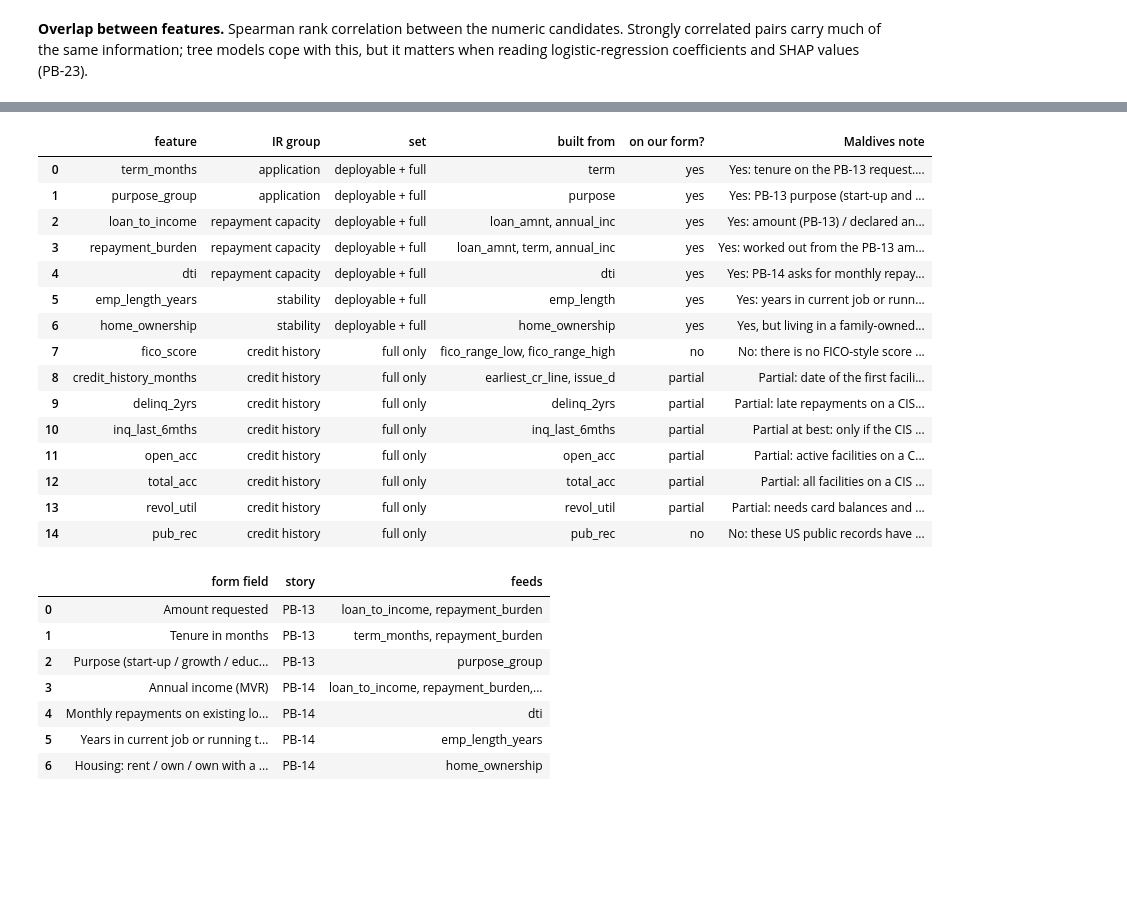
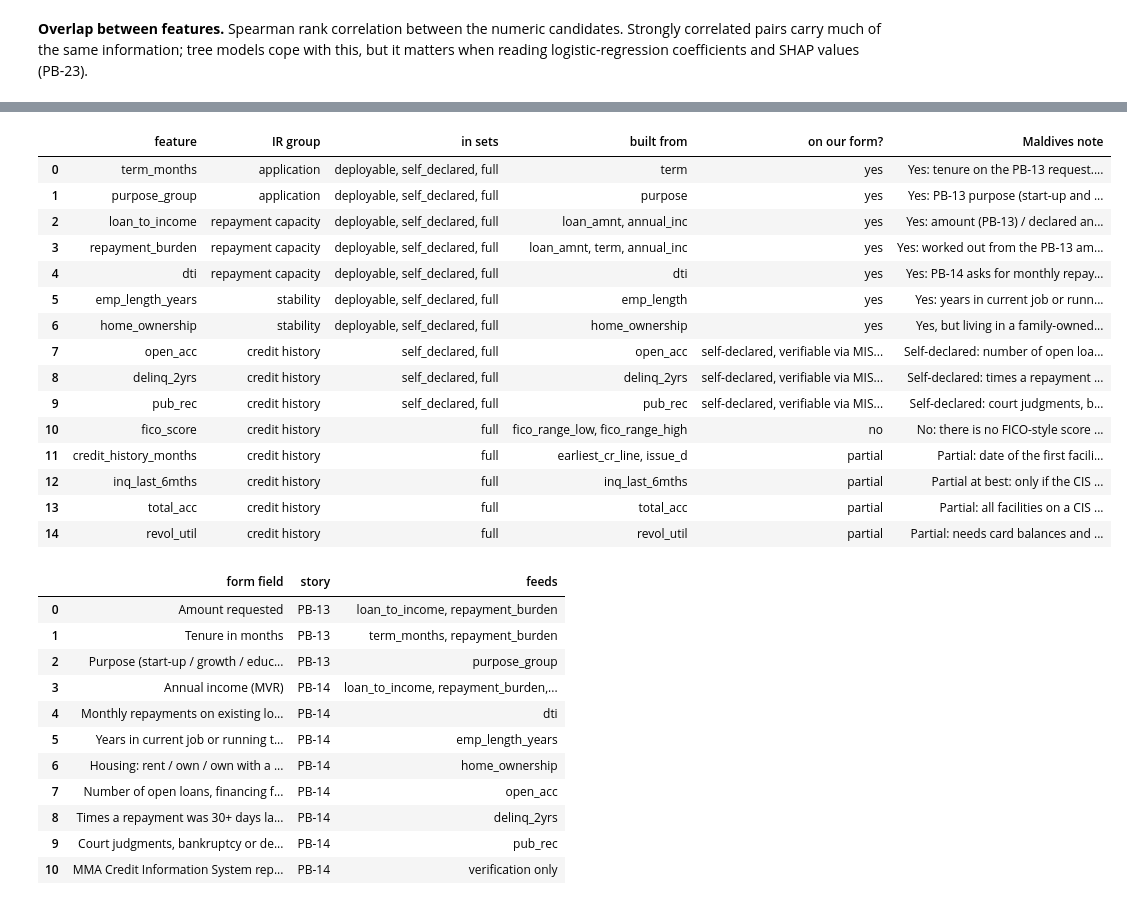
Before and after one commit to AhmedAnaan03/shariah-p2p-platform, a Jupyter notebook: risk-service/notebooks/PB-12-eda.ipynb, the cells around one changed output, grey strips where cells are left out. Drawn from its saved outputs; the diff is of its cells as text; code cells hidden in the pictures; blank space fills up the shorter version.

```diff
--- a/risk-service/notebooks/PB-12-eda.ipynb
+++ b/risk-service/notebooks/PB-12-eda.ipynb
@@ -624,25 +637,26 @@ values do not carry over to MVR or to Maldivian income levels, but a loan-to-inc
 # %%
 features = d.feature_table()
-features[["feature", "IR group", "set", "built from", "on our form?", "Maldives note"]]
+features[["feature", "IR group", "in sets", "built from", "on our form?", "Maldives note"]]
 # %% [output]
-|  | feature | IR group | set | built from | on our form? | Maldives note |
-| 0 | term_months | application | deployable + full | term | yes | Yes: tenure on the PB-13 request.... |
-| 1 | purpose_group | application | deployable + full | purpose | yes | Yes: PB-13 purpose (start-up and ... |
-| 2 | loan_to_income | repayment capacity | deployable + full | loan_amnt, annual_inc | yes | Yes: amount (PB-13) / declared an... |
-| 3 | repayment_burden | repayment capacity | deployable + full | loan_amnt, term, annual_inc | yes | Yes: worked out from the PB-13 am... |
-| 4 | dti | repayment capacity | deployable + full | dti | yes | Yes: PB-14 asks for monthly repay... |
-| 5 | emp_length_years | stability | deployable + full | emp_length | yes | Yes: years in current job or runn... |
-| 6 | home_ownership | stability | deployable + full | home_ownership | yes | Yes, but living in a family-owned... |
-| 7 | fico_score | credit history | full only | fico_range_low, fico_range_high | no | No: there is no FICO-style score ... |
-| 8 | credit_history_months | credit history | full only | earliest_cr_line, issue_d | partial | Partial: date of the first facili... |
-| 9 | delinq_2yrs | credit history | full only | delinq_2yrs | partial | Partial: late repayments on a CIS... |
-| 10 | inq_last_6mths | credit history | full only | inq_last_6mths | partial | Partial at best: only if the CIS ... |
-| 11 | open_acc | credit history | full only | open_acc | partial | Partial: active facilities on a C... |
-| 12 | total_acc | credit history | full only | total_acc | partial | Partial: all facilities on a CIS ... |
-| 13 | revol_util | credit history | full only | revol_util | partial | Partial: needs card balances and ... |
-| 14 | pub_rec | credit history | full only | pub_rec | no | No: these US public records have ... |
+|  | feature | IR group | in sets | built from | on our form? | Maldives note |
+| 0 | term_months | application | deployable, self_declared, full | term | yes | Yes: tenure on the PB-13 request.... |
+| 1 | purpose_group | application | deployable, self_declared, full | purpose | yes | Yes: PB-13 purpose (start-up and ... |
+| 2 | loan_to_income | repayment capacity | deployable, self_declared, full | loan_amnt, annual_inc | yes | Yes: amount (PB-13) / declared an... |
+| 3 | repayment_burden | repayment capacity | deployable, self_declared, full | loan_amnt, term, annual_inc | yes | Yes: worked out from the PB-13 am... |
+| 4 | dti | repayment capacity | deployable, self_declared, full | dti | yes | Yes: PB-14 asks for monthly repay... |
+| 5 | emp_length_years | stability | deployable, self_declared, full | emp_length | yes | Yes: years in current job or runn... |
+| 6 | home_ownership | stability | deployable, self_declared, full | home_ownership | yes | Yes, but living in a family-owned... |
+| 7 | open_acc | credit history | self_declared, full | open_acc | self-declared, verifiable via MIS... | Self-declared: number of open loa... |
+| 8 | delinq_2yrs | credit history | self_declared, full | delinq_2yrs | self-declared, verifiable via MIS... | Self-declared: times a repayment ... |
+| 9 | pub_rec | credit history | self_declared, full | pub_rec | self-declared, verifiable via MIS... | Self-declared: court judgments, b... |
+| 10 | fico_score | credit history | full | fico_range_low, fico_range_high | no | No: there is no FICO-style score ... |
+| 11 | credit_history_months | credit history | full | earliest_cr_line, issue_d | partial | Partial: date of the first facili... |
+| 12 | inq_last_6mths | credit history | full | inq_last_6mths | partial | Partial at best: only if the CIS ... |
+| 13 | total_acc | credit history | full | total_acc | partial | Partial: all facilities on a CIS ... |
+| 14 | revol_util | credit history | full | revol_util | partial | Partial: needs card balances and ... |
 # %%
-# What PB-14's form must collect so the platform can work out every deployable feature.
+# What PB-14's form must collect so the platform can work out every deployable and
+# self-declared feature.
 pd.DataFrame(
     [
         ("Amount requested", "PB-13", "loan_to_income, repayment_burden"),
@@ -652,6 +666,10 @@ pd.DataFrame(
         ("Monthly repayments on existing loans and cards (MVR), excluding rent or housing", "PB-14", "dti"),
         ("Years in current job or running the business", "PB-14", "emp_length_years"),
         ("Housing: rent / own / own with a home loan / family home", "PB-14", "home_ownership"),
+        ("Number of open loans, financing facilities and credit cards (self-declared)", "PB-14", "open_acc"),
+        ("Times a repayment was 30+ days late in the past 2 years (self-declared)", "PB-14", "delinq_2yrs"),
+        ("Court judgments, bankruptcy or debts written off (self-declared)", "PB-14", "pub_rec"),
+        ("MMA Credit Information System report (uploaded; admin checks the three answers above)", "PB-14", "verification only"),
     ],
     columns=["form field", "story", "feeds"],
 )
@@ -664,6 +682,10 @@ pd.DataFrame(
 | 4 | Monthly repayments on existing lo... | PB-14 | dti |
 | 5 | Years in current job or running t... | PB-14 | emp_length_years |
 | 6 | Housing: rent / own / own with a ... | PB-14 | home_ownership |
+| 7 | Number of open loans, financing f... | PB-14 | open_acc |
+| 8 | Times a repayment was 30+ days la... | PB-14 | delinq_2yrs |
+| 9 | Court judgments, bankruptcy or de... | PB-14 | pub_rec |
+| 10 | MMA Credit Information System rep... | PB-14 | verification only |
 # %% [markdown]
 ## 9. Findings
 
```
Also changed, not shown: parts of 8 cells of this notebook, 11 other files.
